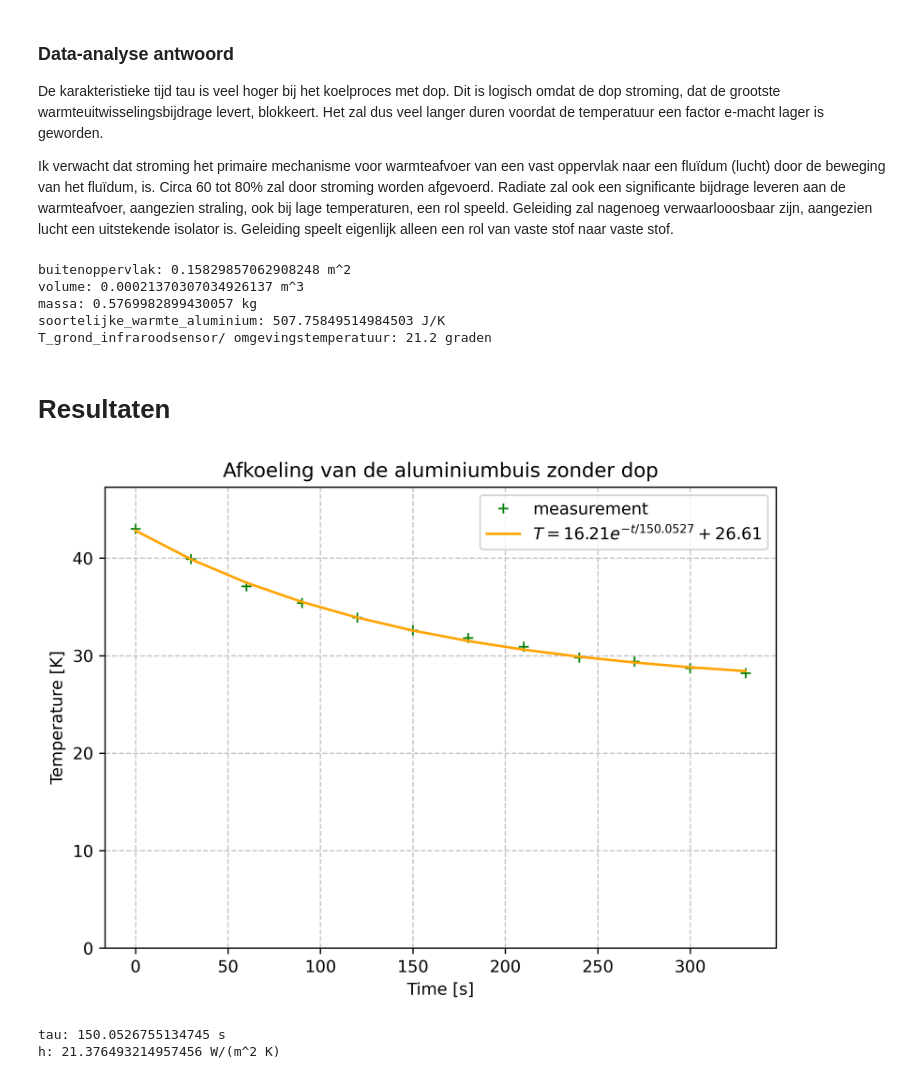
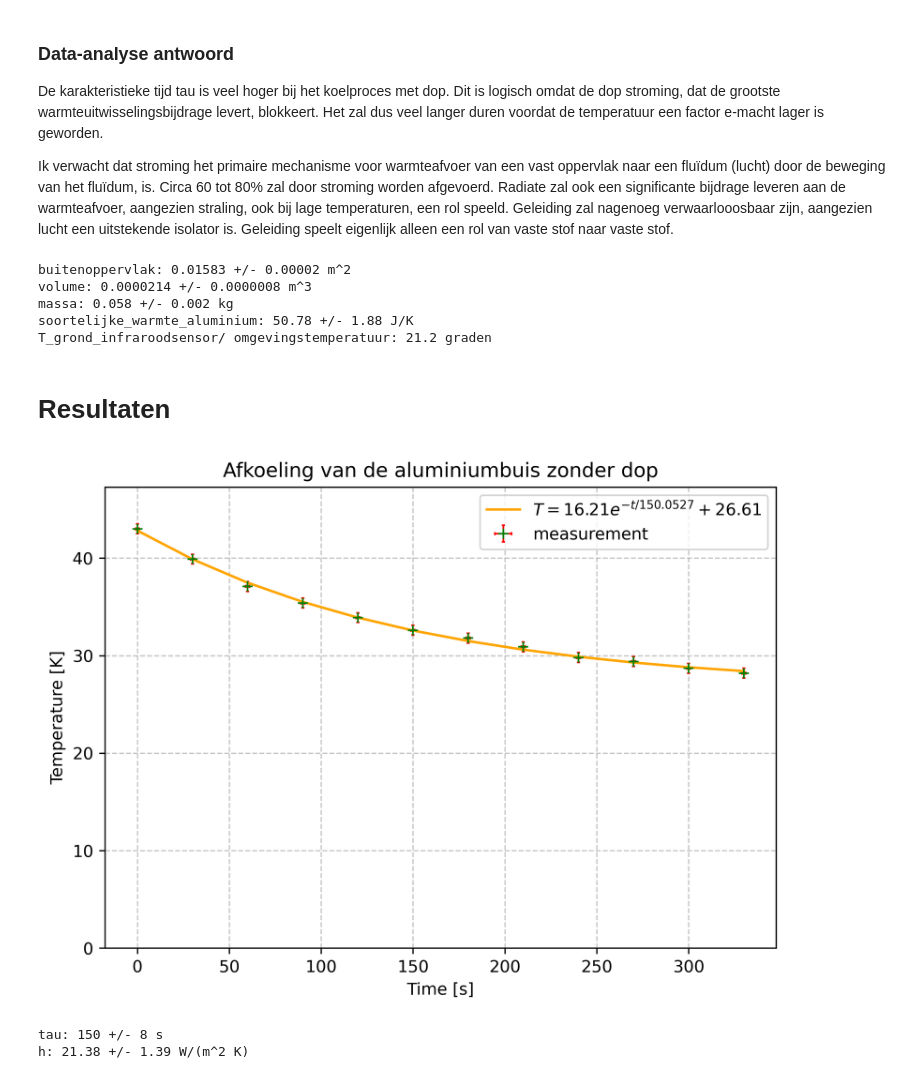
Before and after one commit to swerleman/IP2-Portfolio, a Jupyter notebook: Content/Labs/koelbuis.ipynb, the cells around one changed output. Saved outputs shown, nothing was run; the diff lists cells and outputs as text; code cells hidden in the pictures.

```diff
--- a/Content/Labs/koelbuis.ipynb
+++ b/Content/Labs/koelbuis.ipynb
@@ -233,40 +233,52 @@ Ik verwacht dat stroming het primaire mechanisme voor warmteafvoer van een vast
 dikte = 0.00135 # m
 u_schuifmaat = 0.00005 # m
 lengte = 0.102 # m
-diameter = 0.494 # m
+diameter = 0.0494 # m
 r = diameter / 2
 buitenoppervlak = 2 * np.pi * r * lengte
-print("buitenoppervlak:", buitenoppervlak, "m^2")
+u_r = u_schuifmaat / 2 # Want r = d/2
+u_L = u_schuifmaat
+
+# Berekening oppervlak en onzekerheid mbv calculus approach
+buitenoppervlak = 2 * np.pi * r * lengte
+u_buitenoppervlak = np.sqrt((u_r/r)**2 + (u_L/lengte)**2) * buitenoppervlak
+print(f"buitenoppervlak: {buitenoppervlak:.5f} +/- {u_buitenoppervlak:.5f} m^2")
 
 # puur om te checken of gemeten massa klopt, hebben we de massa gewogen:
 massa_gewogen = 60.0 #g u_massa_gewogen = 0.1 g
 
 # berekening massa en volume buis
 volume = buitenoppervlak * dikte
+u_volume = np.sqrt((u_buitenoppervlak/buitenoppervlak)**2 + (u_schuifmaat/dikte)**2) * volume
 dichtheid_aluminium = 2.7e3 # kg/m^3
 massa = dichtheid_aluminium * volume
-print("volume:", volume, "m^3")
-print("massa:", massa, "kg")
+u_massa = dichtheid_aluminium * u_volume
+print(f"volume: {volume:.7f} +/- {u_volume:.7f} m^3")
+print(f"massa: {massa:.3f} +/- {u_massa:.3f} kg")
 
 # berekenen soortelijke warmte aluminium buis
 specifiek_soortelijke_warmte_aluminium = 8.8e2 # J/ (K* kg)
 soortelijke_warmte_aluminium = specifiek_soortelijke_warmte_aluminium * massa
-print("soortelijke_warmte_aluminium:", soortelijke_warmte_aluminium, "J/K")
+u_soortelijke_warmte_aluminium = specifiek_soortelijke_warmte_aluminium * u_massa
+print(f"soortelijke_warmte_aluminium: {soortelijke_warmte_aluminium:.2f} +/- {u_soortelijke_warmte_aluminium:.2f} J/K")
 
 # gemeten temperatuur grond mbv infraroodsensor
 T_grond_infraroodsensor = 21.2 #graden
 print("T_grond_infraroodsensor/ omgevingstemperatuur:", T_grond_infraroodsensor, "graden")
 # %% [output]
-buitenoppervlak: 0.15829857062908248 m^2
-volume: 0.00021370307034926137 m^3
-massa: 0.5769982899430057 kg
-soortelijke_warmte_aluminium: 507.75849514984503 J/K
+buitenoppervlak: 0.01583 +/- 0.00002 m^2
+volume: 0.0000214 +/- 0.0000008 m^3
+massa: 0.058 +/- 0.002 kg
+soortelijke_warmte_aluminium: 50.78 +/- 1.88 J/K
 T_grond_infraroodsensor/ omgevingstemperatuur: 21.2 graden
 # %% [markdown]
 # Resultaten
 # %%
 # Hier de data en de analyse
 # configuratie 1 zonder dop
+# onzekerheden
+u_t = 1.0    # Onzekerheid in tijd (1 seconde reactietijd)
+u_T = 0.5    # Onzekerheid in temperatuur (0.5 K voor de thermometer)
 
 def exp_func(t, A, tau, T_omg):
     # A is verschiltemperatuur met omgeving aan start
@@ -278,40 +290,46 @@ buitenoppervlak = 0.15829857062908248 # bepaal zelf in m^2
 warmtecapaciteit = 507.75849514984503 # bepaal de warmtecapaciteit in J/K
 
 times = np.array([0, 30, 60, 90, 120, 150, 180, 210, 240, 270, 300, 330])
 temps = np.array([43.0, 39.9, 37.1, 35.4, 33.9, 32.6, 31.8, 30.9, 29.8, 29.4, 28.7, 28.2])
 
 
 # pas beginwaardes aan naar schatting
 # Het aantal maxfev moet wellicht hoger voor goede convergentie van de waarde
 popt, pocv = curve_fit(exp_func, times, temps, p0=[12.8, 1000, 21.2], maxfev=5000)
 
 A_exp, tau_exp, T_omg_exp = popt
 
 y_fit = exp_func(times, *popt)
 
 plt.figure(dpi=450)
 plt.xlabel('Time [s]')
 plt.ylabel('Temperature [K]')
 plt.title('Afkoeling van de aluminiumbuis zonder dop')
-plt.plot(times, temps, '+', color='green', label='measurement')
+plt.errorbar(times, temps, xerr=u_t, yerr=u_T, fmt='+', color='green',
+             ecolor='red', elinewidth=1, capsize=1, label='measurement')
 plt.plot(times, y_fit, '-', color='orange',
          label='$T = %0.2f e^{-t/%0.4f} + %0.2f$' % (A_exp, tau_exp, T_omg_exp))
 plt.ylim(bottom=0, top= 1.1* max(temps))
 plt.legend()
 plt.grid(True, linestyle='--', alpha=0.7)
 plt.tight_layout()
 plt.show()
-print("tau:", tau_exp, "s")
+
+perr = np.sqrt(np.diag(pocv))
+u_tau = perr[1]
+print(f"tau: {tau_exp:.0f} +/- {u_tau:.0f} s")
 h_exp = (warmtecapaciteit) / (tau_exp * buitenoppervlak)
-
-print("h:",h_exp, "W/(m^2 K)") # warmteoverdrachtscoëfficiënt in W/m^2 K
+u_h_exp = h_exp * np.sqrt((u_soortelijke_warmte_aluminium / soortelijke_warmte_aluminium)**2 +
+    (u_tau / tau_exp)**2 +
+    (u_buitenoppervlak / buitenoppervlak)**2)
+print(f"h: {h_exp:.2f} +/- {u_h_exp:.2f} W/(m^2 K)")
 # Sla figuren op met
 #
 # plt.savefig("Figuren/naam.png", dpi=450)
 # %% [output]
-[figure, old version]
+[figure, new version]
-tau: 150.0526755134745 s
-h: 21.376493214957456 W/(m^2 K)
+tau: 150 +/- 8 s
+h: 21.38 +/- 1.39 W/(m^2 K)
 # %%
 # Hier de data en de analyse
 # configuratie 2 met dop
```
Also changed, not shown: parts of 2 cells of this notebook.
